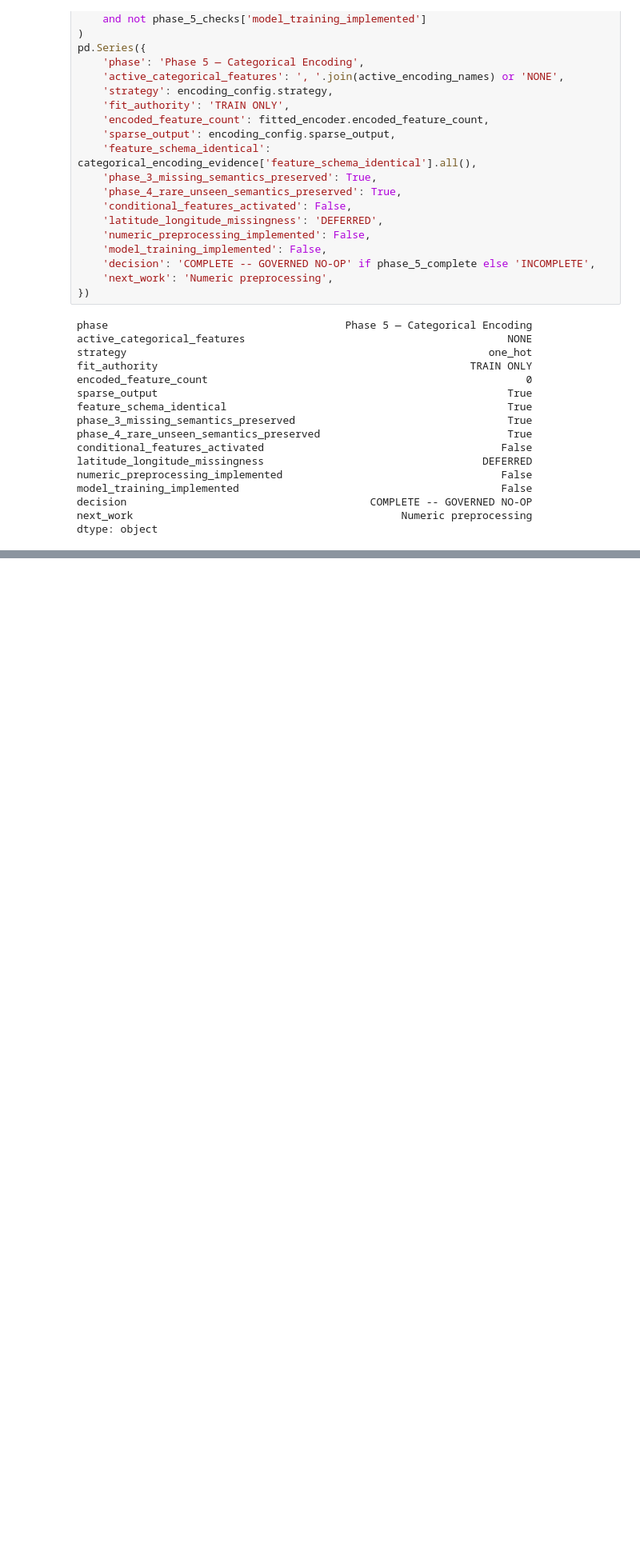
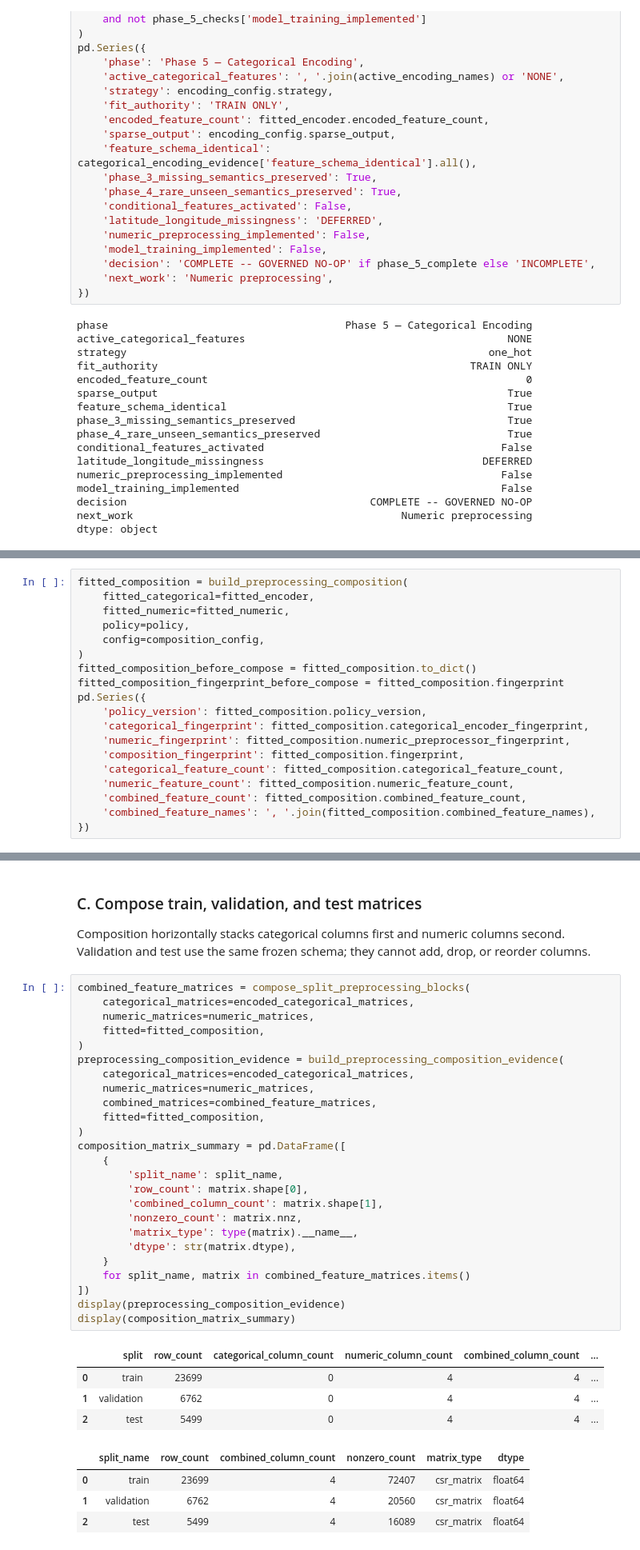
Before and after one commit to mmubashir95/urban-operations-intelligence-platform, a Jupyter notebook: notebooks/11_feature_engineering_and_preprocessing.ipynb, the cells around one changed output, grey strips where cells are left out. Shown at 80% size. Cells and saved outputs as stored; diff of their text form; blank space fills up the shorter version.

Commit message:
Implement Phase 7 preprocessing composition

```diff
--- a/notebooks/11_feature_engineering_and_preprocessing.ipynb
+++ b/notebooks/11_feature_engineering_and_preprocessing.ipynb
@@ -1410,0 +1526,19 @@ pd.Series({
+# %%
+fitted_composition = build_preprocessing_composition(
+    fitted_categorical=fitted_encoder,
+    fitted_numeric=fitted_numeric,
+    policy=policy,
+    config=composition_config,
+)
+fitted_composition_before_compose = fitted_composition.to_dict()
+fitted_composition_fingerprint_before_compose = fitted_composition.fingerprint
+pd.Series({
+    'policy_version': fitted_composition.policy_version,
+    'categorical_fingerprint': fitted_composition.categorical_encoder_fingerprint,
+    'numeric_fingerprint': fitted_composition.numeric_preprocessor_fingerprint,
+    'composition_fingerprint': fitted_composition.fingerprint,
+    'categorical_feature_count': fitted_composition.categorical_feature_count,
+    'numeric_feature_count': fitted_composition.numeric_feature_count,
+    'combined_feature_count': fitted_composition.combined_feature_count,
+    'combined_feature_names': ', '.join(fitted_composition.combined_feature_names),
+})
@@ -1410,0 +1555,38 @@ pd.Series({
+# %% [markdown]
+### C. Compose train, validation, and test matrices
+
+Composition horizontally stacks categorical columns first and numeric columns second. Validation and test use the same frozen schema; they cannot add, drop, or reorder columns.
+# %%
+combined_feature_matrices = compose_split_preprocessing_blocks(
+    categorical_matrices=encoded_categorical_matrices,
+    numeric_matrices=numeric_matrices,
+    fitted=fitted_composition,
+)
+preprocessing_composition_evidence = build_preprocessing_composition_evidence(
+    categorical_matrices=encoded_categorical_matrices,
+    numeric_matrices=numeric_matrices,
+    combined_matrices=combined_feature_matrices,
+    fitted=fitted_composition,
+)
+composition_matrix_summary = pd.DataFrame([
+    {
+        'split_name': split_name,
+        'row_count': matrix.shape[0],
+        'combined_column_count': matrix.shape[1],
+        'nonzero_count': matrix.nnz,
+        'matrix_type': type(matrix).__name__,
+        'dtype': str(matrix.dtype),
+    }
+    for split_name, matrix in combined_feature_matrices.items()
+])
+display(preprocessing_composition_evidence)
+display(composition_matrix_summary)
+# %% [output]
+|  | split | row_count | categorical_column_count | numeric_column_count | combined_column_count | ... |
+| 0 | train | 23699 | 0 | 4 | 4 | ... |
+| 1 | validation | 6762 | 0 | 4 | 4 | ... |
+| 2 | test | 5499 | 0 | 4 | 4 | ... |
+|  | split_name | row_count | combined_column_count | nonzero_count | matrix_type | dtype |
+| 0 | train | 23699 | 4 | 72407 | csr_matrix | float64 |
+| 1 | validation | 6762 | 4 | 20560 | csr_matrix | float64 |
+| 2 | test | 5499 | 4 | 16089 | csr_matrix | float64 |
```
Also changed, not shown: parts of 31 cells of this notebook, 11 other files.
